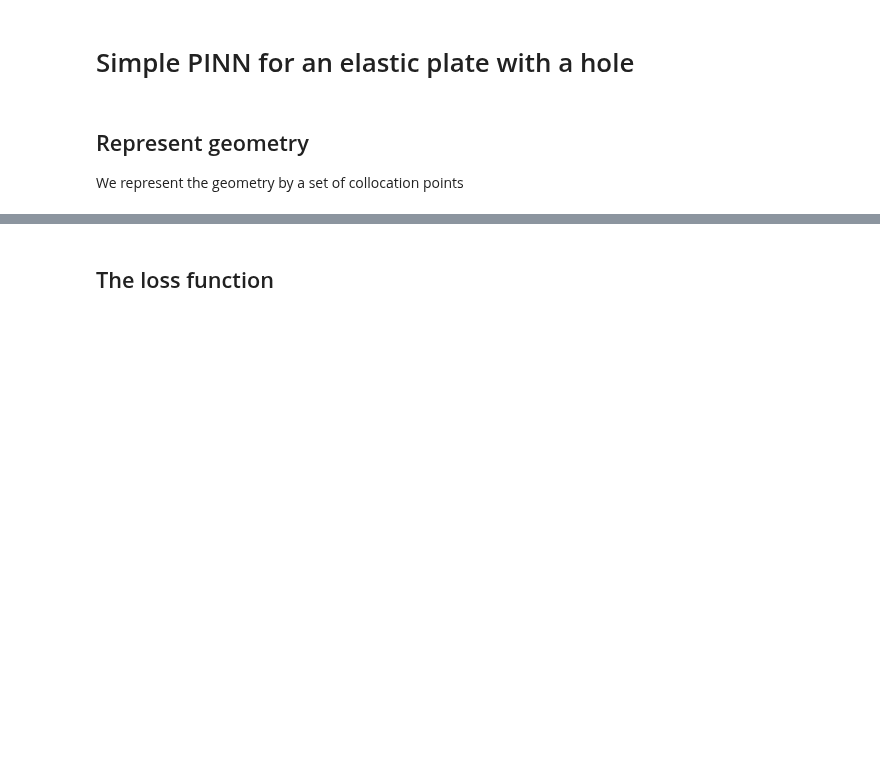
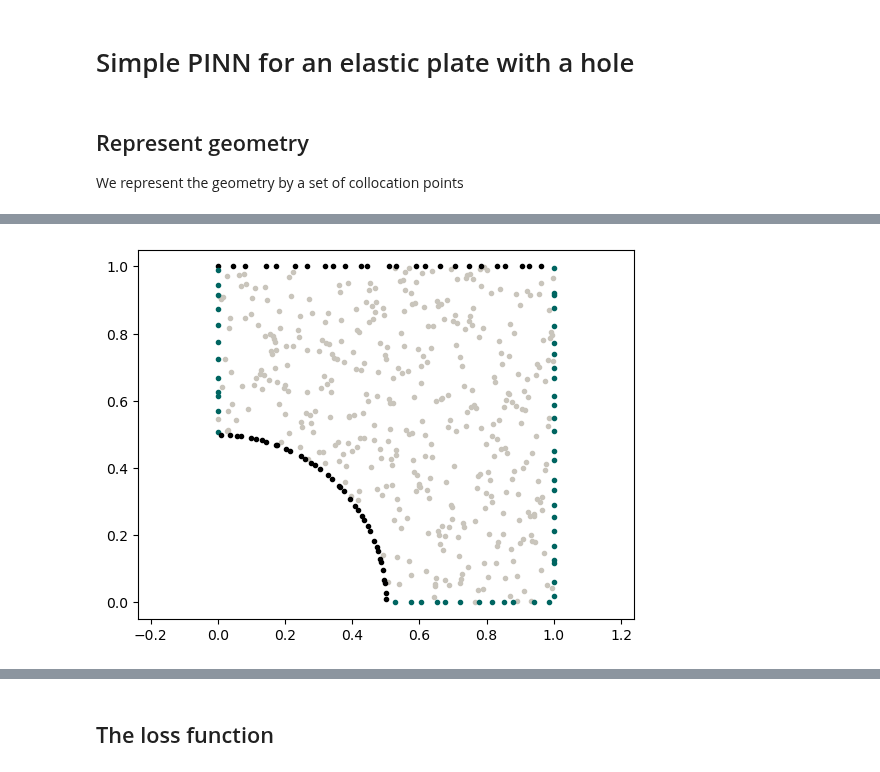
Before and after one commit to meyer-nils/numerical_examples, a Jupyter notebook: plate_hole_2d/torch.ipynb, the cells around one changed output, grey strips where cells are left out. Cells and saved outputs as stored; diff of their text form; code cells hidden in the pictures; blank space fills up the shorter version.

```diff
--- a/plate_hole_2d/torch.ipynb
+++ b/plate_hole_2d/torch.ipynb
@@ -58,3 +7,74 @@ with torch.no_grad():
+# %%
+import matplotlib.pyplot as plt
+import numpy as np
+import torch
+from global_constants import EPS0, LBD, MU, L, R
+from scipy.stats import qmc
+from torch.optim.lr_scheduler import StepLR
+from tqdm import tqdm
+
+# Edge samples
+N = 25
+# Number of collocation points
+M = 500
+
+
+def sample_domain():
+    # Create collocation points
+    points = qmc.LatinHypercube(d=2).random(M)
+    mask = (points[:, 0] ** 2 + points[:, 1] ** 2) > R**2
+    collocation = torch.tensor(points[mask], dtype=torch.float32)
+
+    # Top boundary
+    x_top = L * torch.tensor(qmc.LatinHypercube(d=1).random(N), dtype=torch.float32)
+    y_top = L * torch.ones((N, 1), dtype=torch.float32)
+    top = torch.column_stack([x_top, y_top])
+
+    # Right boundary
+    x_right = L * torch.ones((N, 1), dtype=torch.float32)
+    y_right = L * torch.tensor(qmc.LatinHypercube(d=1).random(N), dtype=torch.float32)
+    right = torch.column_stack([x_right, y_right])
+
+    # Bottom boundary
+    NN = int(N * (L - R) / L)
+    rand_samp = qmc.LatinHypercube(d=1).random(NN)
+    x_bottom = R + (L - R) * torch.tensor(rand_samp, dtype=torch.float32)
+    y_bottom = torch.zeros((NN, 1), dtype=torch.float32)
+    bottom = torch.column_stack([x_bottom, y_bottom])
+
+    # Left boundary
+    NN = int(N * (L - R) / L)
+    rand_samp = qmc.LatinHypercube(d=1).random(NN)
+    x_left = torch.zeros((NN, 1), dtype=torch.float32)
+    y_left = R + (L - R) * torch.tensor(rand_samp, dtype=torch.float32)
+    left = torch.column_stack([x_left, y_left])
+
+    # Hole boundary
+    rand_samp = qmc.LatinHypercube(d=1).random(int(N * np.pi * R / L)).ravel()
+    phi = 0.5 * np.pi * torch.tensor(rand_samp, dtype=torch.float32)
+    x_hole = R * torch.cos(phi)
+    y_hole = R * torch.sin(phi)
+    n_hole = torch.stack([-R * torch.cos(phi), -R * torch.sin(phi)]).T
+    n_hole = n_hole / torch.linalg.norm(n_hole, axis=1)[:, None]
+    hole = torch.column_stack([x_hole, y_hole])
+
+    return collocation, top, bottom, left, right, hole, n_hole
+
+
+collocation, top, bottom, left, right, hole, n_hole = sample_domain()
+
+# Visualize geometry
+with torch.no_grad():
+    plt.scatter(*collocation.T, marker=".", color="#C9C5BC")
+    plt.scatter(*top.T, marker=".", color="black")
+    plt.scatter(*bottom.T, marker=".", color="#006561")
+    plt.scatter(*left.T, marker=".", color="#006561")
+    plt.scatter(*right.T, marker=".", color="#006561")
+    plt.scatter(*hole.T, marker=".", color="black")
+    plt.axis("equal")
+    plt.show()
+# %% [output]
+[figure, added]
 # %% [markdown]
 ## The ANN model that approximates the displacement field
 
```
Also changed, not shown: parts of 12 cells of this notebook.
